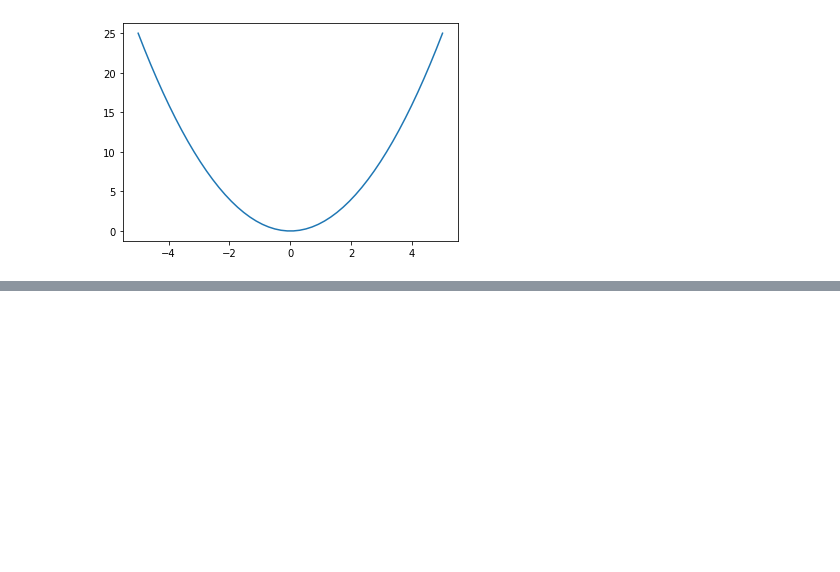
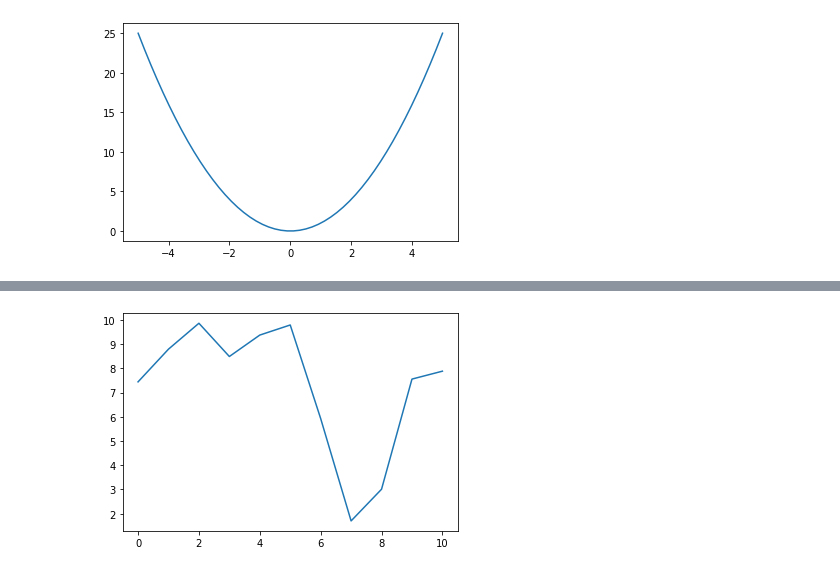
Before and after one commit to AvekvistSeffra/python-playground, a Jupyter notebook: test.ipynb, the cells around one changed output, grey strips where cells are left out. Cells and saved outputs as stored; diff of their text form; code cells hidden in the pictures; blank space fills up the shorter version.

```diff
--- a/test.ipynb
+++ b/test.ipynb
@@ -14,0 +42,11 @@ plt.show()
+# %%
+import random
+
+x = np.array([i for i in range(0, 11)])
+y = np.array([random.random() * 10 for _ in x])
+
+plt.plot(x, y)
+
+plt.show()
+# %% [output]
+[figure, added]
```
Also changed, not shown: parts of 9 cells of this notebook.
